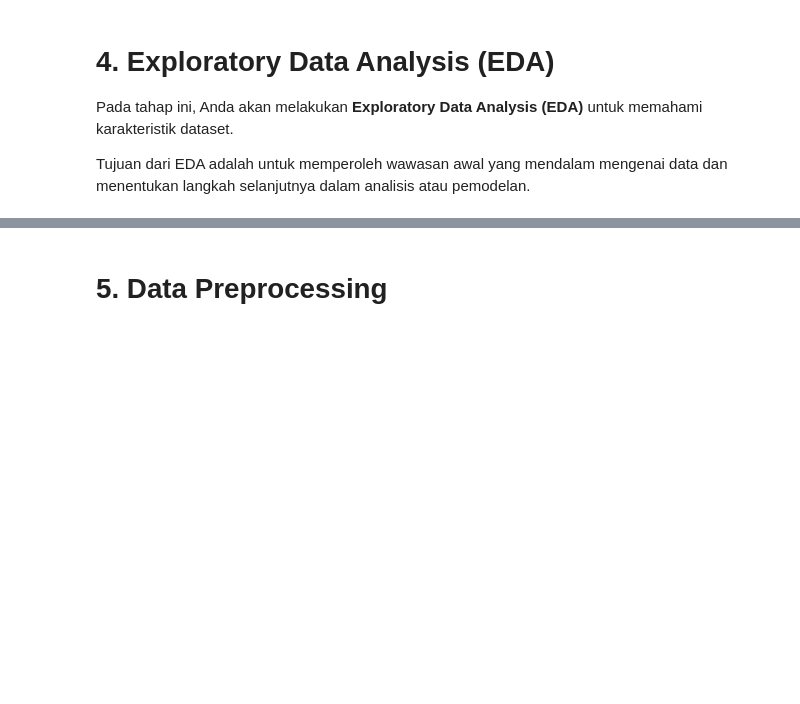
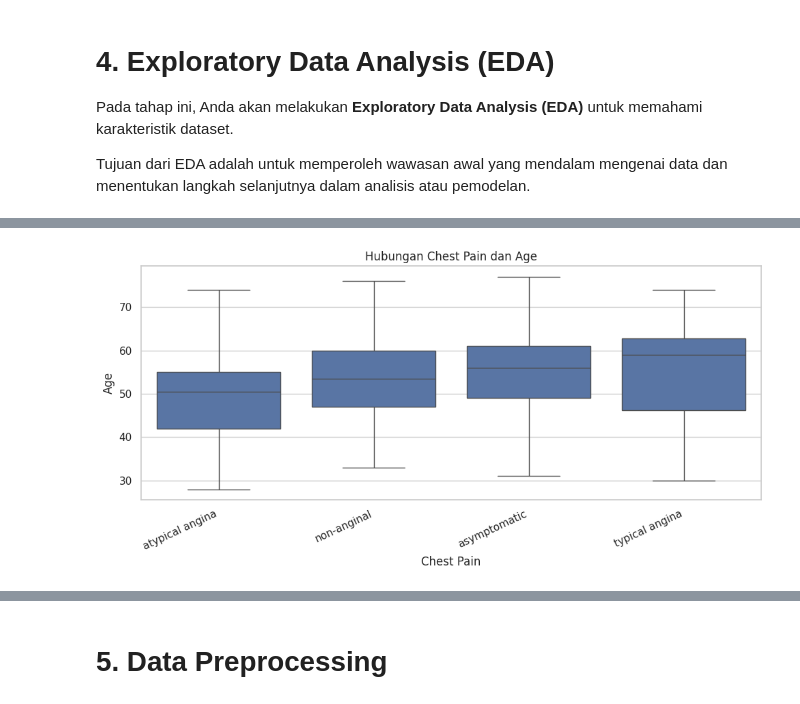
Before and after one commit to akhsaul/Eksperimen_SML_Ikhsan-Maulana, a Jupyter notebook: preprocessing/Eksperimen_IkhsanMaulana.ipynb, the cells around one changed output, grey strips where cells are left out. Drawn from its saved outputs; the diff is of its cells as text; code cells hidden in the pictures; blank space fills up the shorter version.

```diff
--- a/preprocessing/Eksperimen_IkhsanMaulana.ipynb
+++ b/preprocessing/Eksperimen_IkhsanMaulana.ipynb
@@ -237,0 +351,11 @@ restecg               2         0.22
+# %%
+plt.figure(figsize=(10, 5))
+chest_pain_order = df.groupby("cp")["age"].median().sort_values().index
+sns.boxplot(data=df, x="cp", y="age", order=chest_pain_order)
+plt.title("Hubungan Chest Pain dan Age")
+plt.xlabel("Chest Pain")
+plt.ylabel("Age")
+plt.xticks(rotation=25, ha="right")
+save_and_show_plot("relationship_chest_pain_age.png", OUTPUT_DIR)
+# %% [output]
+[figure, added]
```
Also changed, not shown: parts of 19 cells of this notebook, 1 other file.
